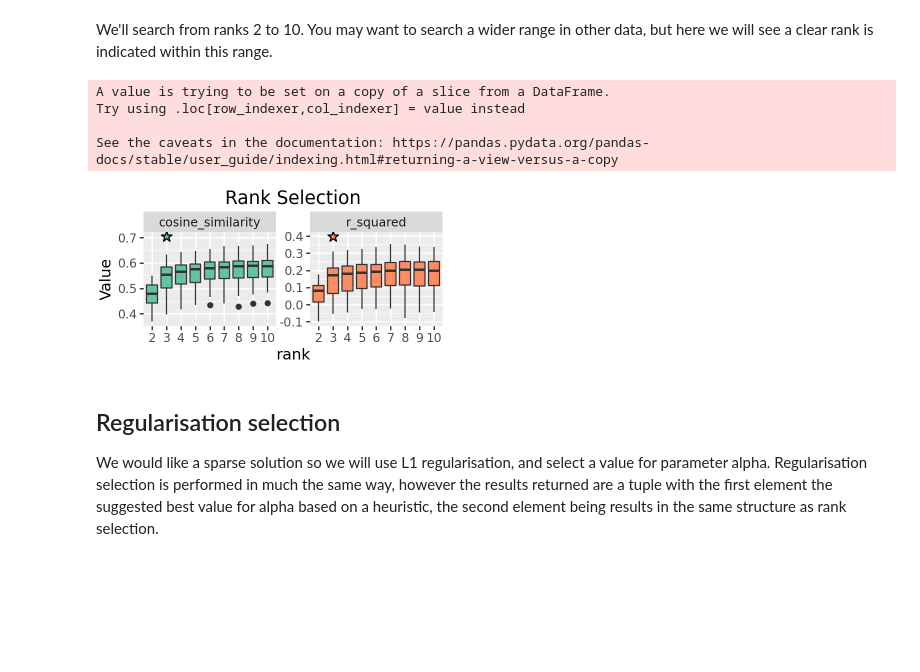
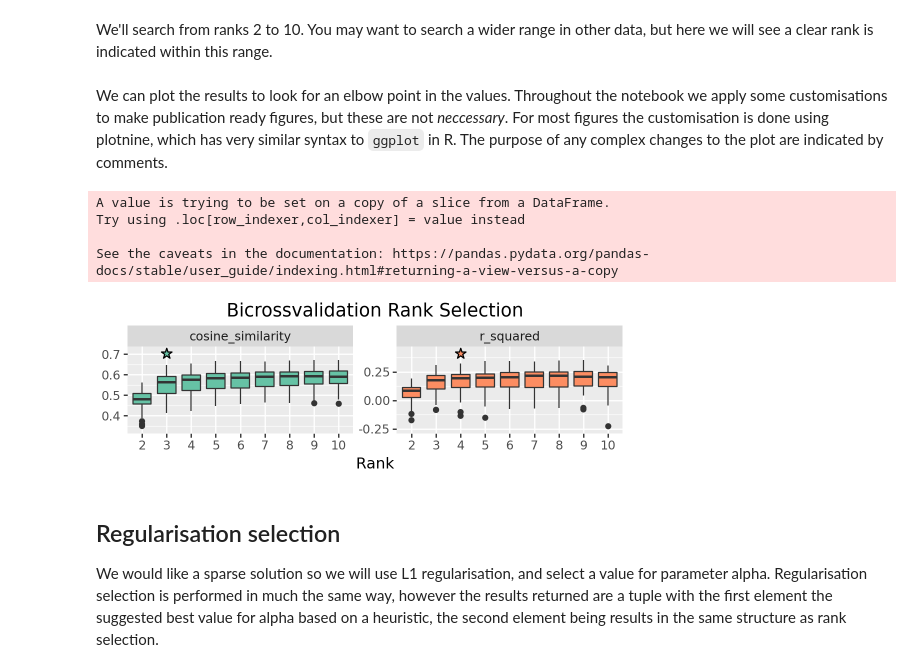
Before and after one commit to apduncan/cvanmf, a Jupyter notebook: docs/cell_example.ipynb, the cells around one changed output. Cells and saved outputs as stored; diff of their text form; code cells hidden in the pictures; blank space fills up the shorter version.

Commit message:
docs(cell_example): update figures to fit manuscript draft

```diff
--- a/docs/cell_example.ipynb
+++ b/docs/cell_example.ipynb
@@ -76,21 +77,43 @@ rank_res = denovo.rank_selection(
     shuffles=100,
     progress_bar=False
 )
+# %% [markdown]
+We can plot the results to look for an elbow point in the values. Throughout the notebook we apply some customisations to make publication ready figures, but these are not *neccessary*. For most figures the customisation is done using plotnine, which has very similar syntax to `ggplot` in R. The purpose of any complex changes to the plot are indicated by comments.
+# %%
+# This is a flag indicating whether to write figure produced
+PUB = True
+
+def figure_output(plot, name, pub):
+    """Output a figure and the underlying data in PNG, PDF and TSV format."""
+    if not pub:
+        return plot
+    prefix = pathlib.Path("cell_imgs")
+    out_path = prefix / name
+    plot.save(out_path.with_suffix('.png'), dpi=300)
+    plot.save(out_path.with_suffix('.pdf'))
+    plot.data.to_csv(out_path.with_suffix('.tsv'), sep='\t')
+    return plot
 # %%
 plt_ranksel = (
-    denovo.plot_rank_selection(rank_res, jitter=False) +
-    pn.guides(fill = "none") +
-    pn.theme(figure_size=(3.5, 1.8)) +
-    pn.ggtitle("Rank Selection")
+    denovo.plot_rank_selection(rank_res, jitter=False)
+    + pn.guides(fill = "none")
+    + pn.theme(figure_size=(2.66 * 2, 1.8))
+    + pn.ggtitle("Bicrossvalidation Rank Selection")
+    + pn.xlab("Rank")
+    + pn.ylab("")
+    # We're adding a little more room for the stars - the internal calculation doesn't always get the right space for custom size plots
+    + pn.scale_y_continuous(expand=[0.1, 0, 0.1, 0])
 )
-plt_ranksel.save("cell_imgs/a_ranksel.pdf")
+
+figure_output(plt_ranksel, "a_ranksel", PUB)
+# You can show the figure in the notebook by using it as the final line of the cell
 plt_ranksel
 # %% [output]
 A value is trying to be set on a copy of a slice from a DataFrame.
 Try using .loc[row_indexer,col_indexer] = value instead
 
 See the caveats in the documentation: https://pandas.pydata.org/pandas-docs/stable/user_guide/indexing.html#returning-a-view-versus-a-copy
-[figure, old version]
+[figure, new version]
 # %% [markdown]
 ## Regularisation selection
 We would like a sparse solution so we will use L1 regularisation, and select a value for parameter alpha. Regularisation selection is performed in much the same way, however the results returned are a tuple with the first element the suggested best value for alpha based on a heuristic, the second element being results in the same structure as rank selection.
```
Also changed, not shown: parts of 23 cells of this notebook.
